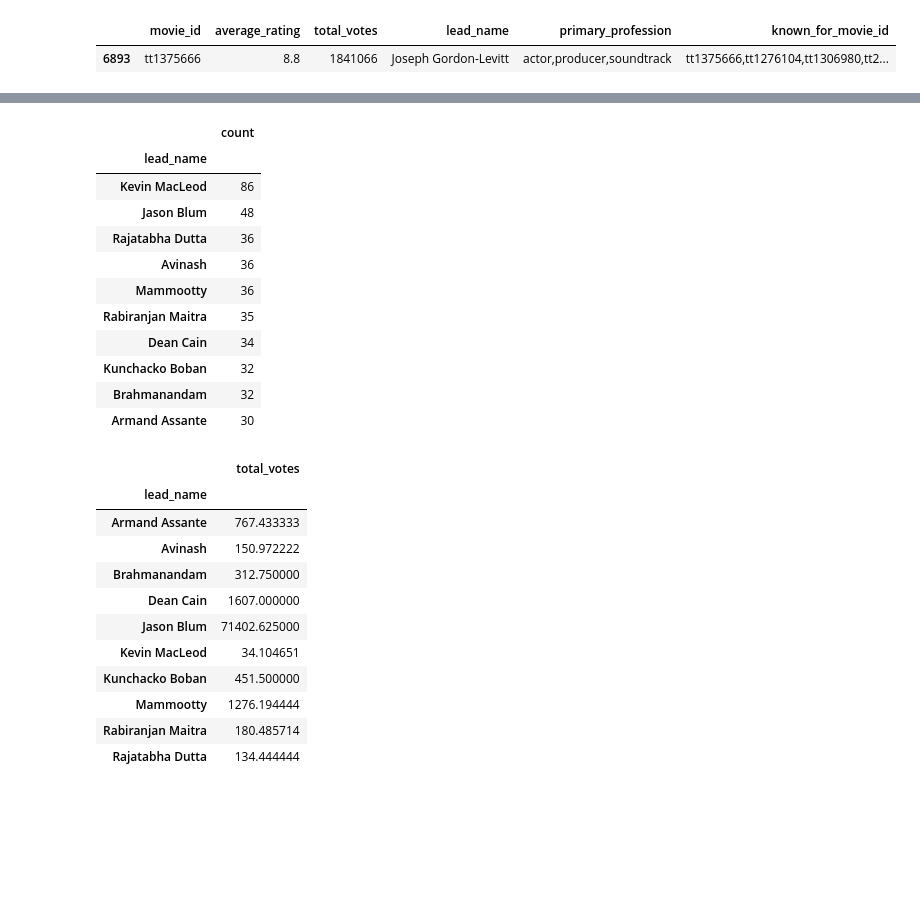
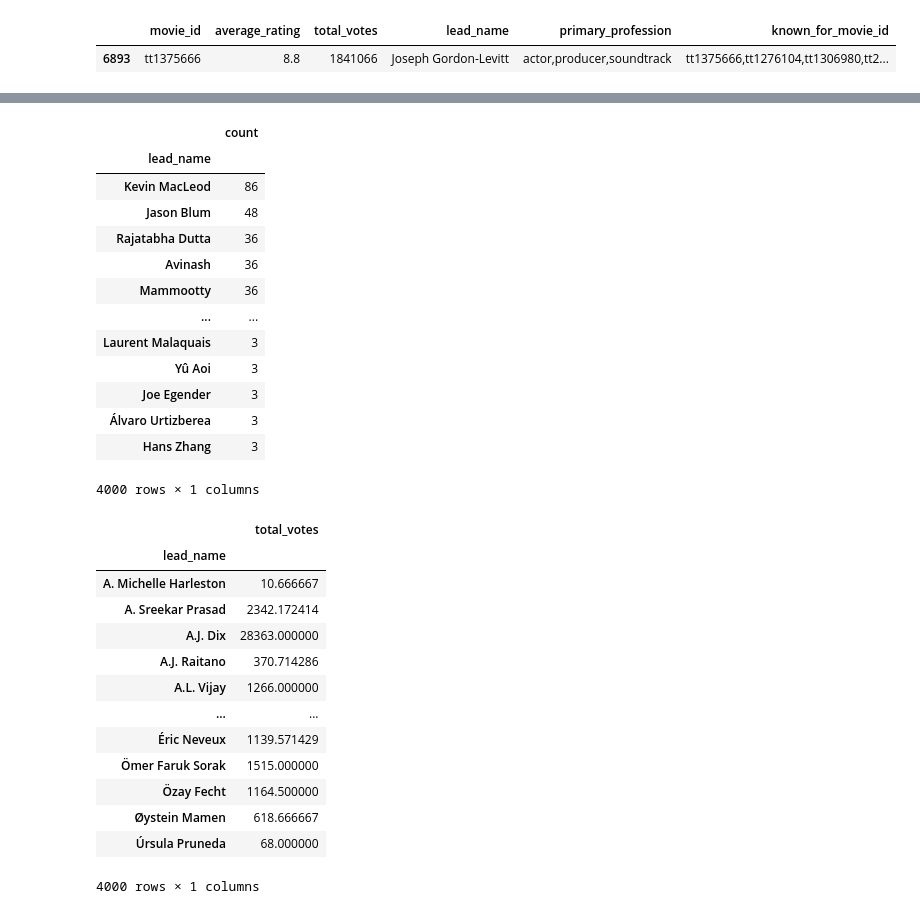
Before and after one commit to AwuorJ/dsc-phase-1-project-v2-3, a Jupyter notebook: student.ipynb, the cells around one changed output, grey strips where cells are left out. Drawn from its saved outputs; the diff is of its cells as text; code cells hidden in the pictures; blank space fills up the shorter version.

```diff
--- a/student.ipynb
+++ b/student.ipynb
@@ -585,22 +585,24 @@ top_rated_movies
 | 69331 | tt2632430 | 10.0 | 5 | Nadia Ben Rachid | editor,editorial_department,locat... | tt5105218,tt0157160,tt0104779,tt3... |
 | 477623 | tt4944240 | 10.0 | 5 | Dylan Schnitker | cinematographer,camera_department... | tt3799510,tt3109858,tt3883920,tt5... |
 # %%
-popular_names = df5['lead_name'].value_counts().head(10)
+popular_names = df5['lead_name'].value_counts().head(4000)
 pn_df = pd.DataFrame(popular_names)
 pn_df
 # %% [output]
 |  | count |
 | lead_name |  |
 | Kevin MacLeod | 86 |
 | Jason Blum | 48 |
 | Rajatabha Dutta | 36 |
 | Avinash | 36 |
 | Mammootty | 36 |
-| Rabiranjan Maitra | 35 |
-| Dean Cain | 34 |
-| Kunchacko Boban | 32 |
-| Brahmanandam | 32 |
-| Armand Assante | 30 |
+| ... | ... |
+| Laurent Malaquais | 3 |
+| Yû Aoi | 3 |
+| Joe Egender | 3 |
+| Álvaro Urtizberea | 3 |
+| Hans Zhang | 3 |
+4000 rows × 1 columns
 # %%
 popular_names_df = df5[df5['lead_name'].isin(popular_names.index)]
 
@@ -612,16 +614,18 @@ mtv_df
 # %% [output]
 |  | total_votes |
 | lead_name |  |
-| Armand Assante | 767.433333 |
-| Avinash | 150.972222 |
-| Brahmanandam | 312.750000 |
-| Dean Cain | 1607.000000 |
-| Jason Blum | 71402.625000 |
-| Kevin MacLeod | 34.104651 |
-| Kunchacko Boban | 451.500000 |
-| Mammootty | 1276.194444 |
-| Rabiranjan Maitra | 180.485714 |
-| Rajatabha Dutta | 134.444444 |
+| A. Michelle Harleston | 10.666667 |
+| A. Sreekar Prasad | 2342.172414 |
+| A.J. Dix | 28363.000000 |
+| A.J. Raitano | 370.714286 |
+| A.L. Vijay | 1266.000000 |
+| ... | ... |
+| Éric Neveux | 1139.571429 |
+| Ömer Faruk Sorak | 1515.000000 |
+| Özay Fecht | 1164.500000 |
+| Øystein Mamen | 618.666667 |
+| Úrsula Pruneda | 68.000000 |
+4000 rows × 1 columns
 # %%
 mar_df = pd.DataFrame(mean_average_rating)
 mar_df
```
Also changed, not shown: parts of 4 cells of this notebook, 3 other files.
